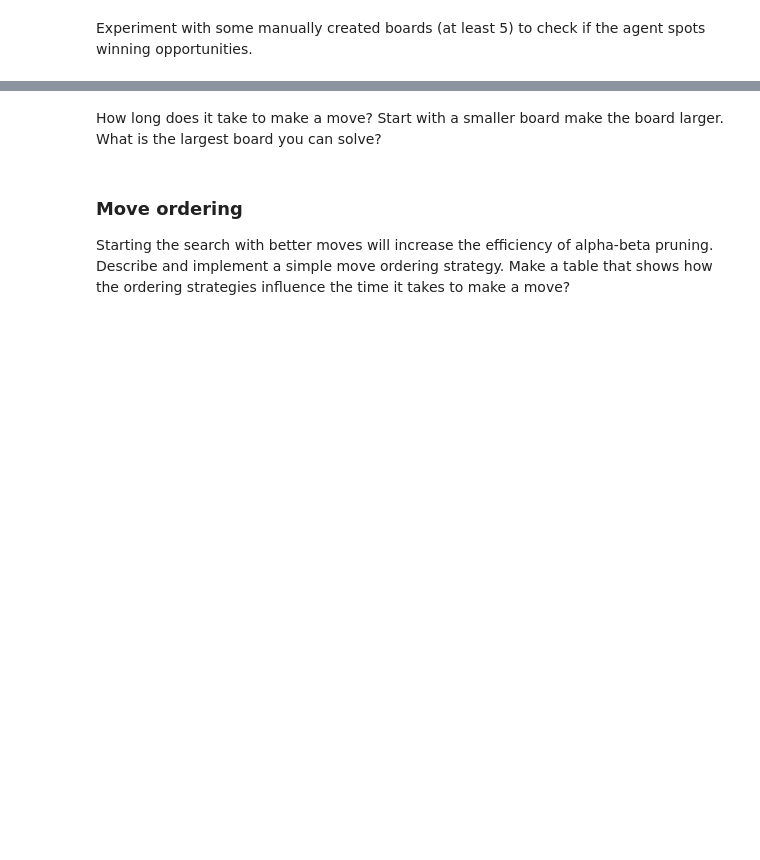
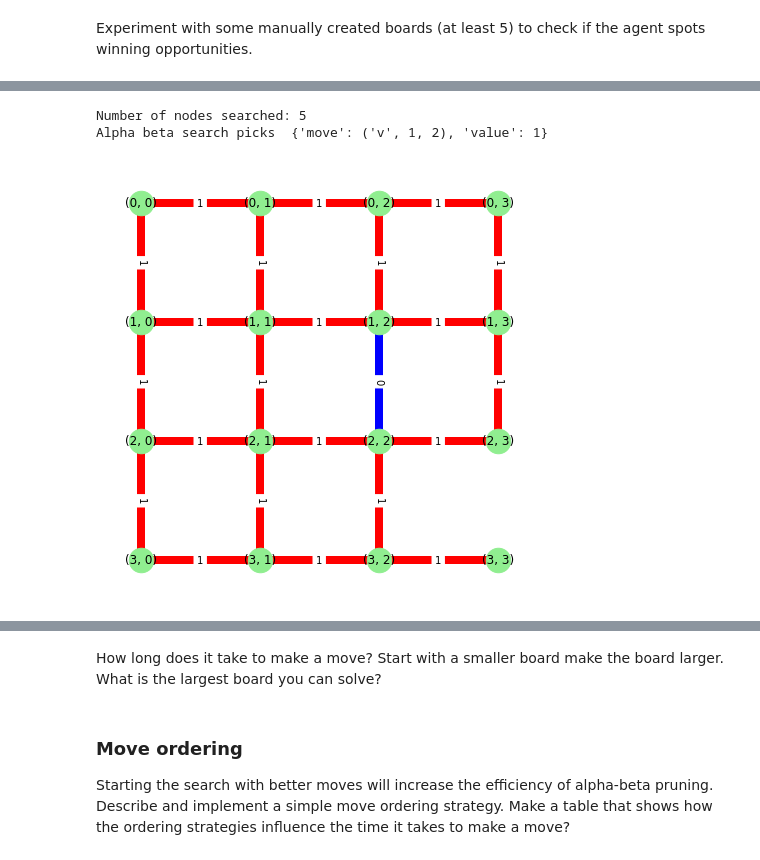
Before and after one commit to WillStrickland13/CS7320-AI, a Jupyter notebook: Games/assignment_dots_and_boxes.ipynb, the cells around one changed output, grey strips where cells are left out. Saved outputs shown, nothing was run; the diff lists cells and outputs as text; code cells hidden in the pictures; blank space fills up the shorter version.

```diff
--- a/Games/assignment_dots_and_boxes.ipynb
+++ b/Games/assignment_dots_and_boxes.ipynb
@@ -473,0 +622,40 @@ Experiment with some manually created boards (at least 5) to check if the agent
+# %%
+# Example 3: In this example it has the option to either pick the move that results in closing 2 boxes or the move that results in closing 1 box, and correctly picks the move that results in closing 2 boxes
+edgeLabels = {}
+board = {
+    'n': 4,  ### hoizontal dots
+    'm': 4   ### vertical dots
+}
+G = nx.grid_2d_graph(board['n'], board['m'])
+createEmptyBoard(G,edgeLabels)
+addEdge(G,board,0,0,'v',1,edgeLabels)
+addEdge(G,board,0,1,'v',1,edgeLabels)
+addEdge(G,board,0,0,'h',1,edgeLabels)
+addEdge(G,board,1,0,'h',1,edgeLabels)
+addEdge(G,board,0,1,'h',1,edgeLabels)
+addEdge(G,board,1,1,'h',1,edgeLabels)
+addEdge(G,board,0,2,'h',1,edgeLabels)
+addEdge(G,board,1,2,'h',1,edgeLabels)
+addEdge(G,board,0,3,'v',1,edgeLabels)
+addEdge(G,board,1,3,'v',1,edgeLabels)
+addEdge(G,board,2,0,'h',1,edgeLabels)
+addEdge(G,board,2,1,'h',1,edgeLabels)
+addEdge(G,board,2,2,'h',1,edgeLabels)
+addEdge(G,board,3,0,'h',1,edgeLabels)
+addEdge(G,board,3,1,'h',1,edgeLabels)
+addEdge(G,board,3,2,'h',1,edgeLabels)
+addEdge(G,board,0,2,'v',1,edgeLabels)
+addEdge(G,board,1,0,'v',1,edgeLabels)
+addEdge(G,board,1,1,'v',1,edgeLabels)
+addEdge(G,board,2,0,'v',1,edgeLabels)
+addEdge(G,board,2,1,'v',1,edgeLabels)
+addEdge(G,board,2,2,'v',1,edgeLabels)
+move = (alpha_beta_search(board,0))
+addEdge(G,board,move["move"][1],move["move"][2],move["move"][0],0,edgeLabels)
+print("Alpha beta search picks ",move)
+
+drawBoard(G,edgeLabels)
+# %% [output]
+Number of nodes searched: 5
+Alpha beta search picks  {'move': ('v', 1, 2), 'value': 1}
+[figure, added]
```
Also changed, not shown: parts of 11 cells of this notebook.
